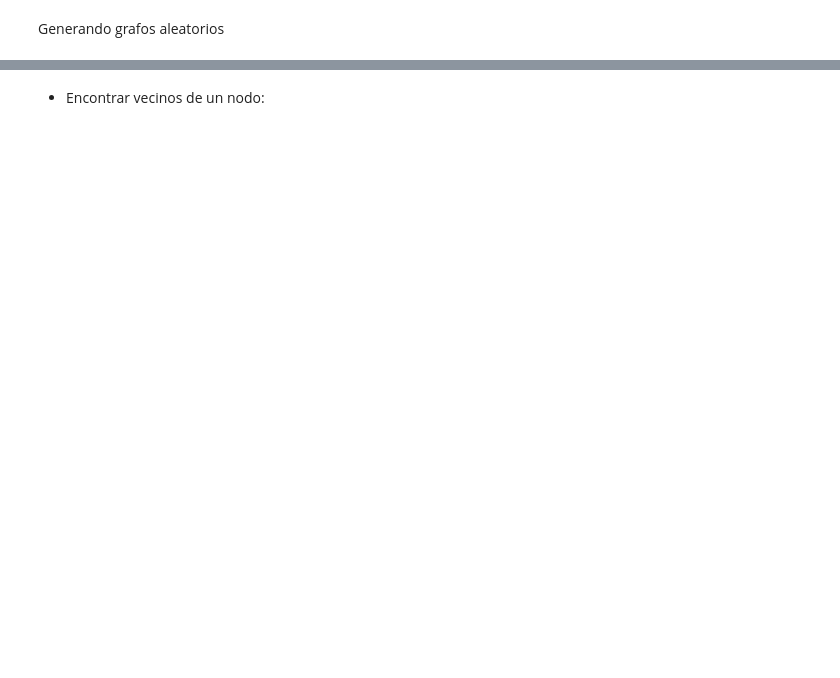
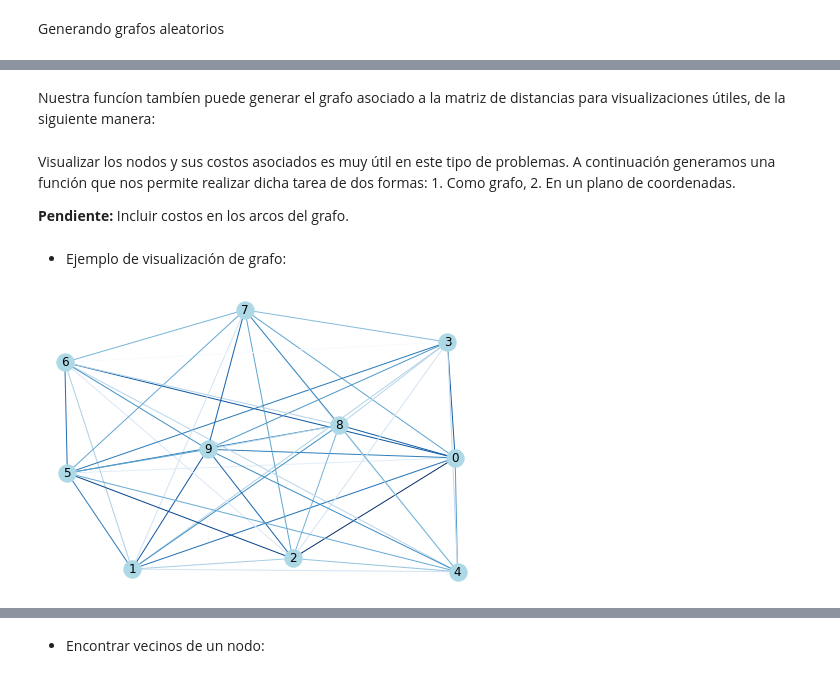
Before and after one commit to optimizacion-2-2021-1-gh-classroom/practica-1-segunda-parte-ltejadal, a Jupyter notebook: notebooks/preliminares.ipynb, the cells around one changed output, grey strips where cells are left out. Cells and saved outputs as stored; diff of their text form; code cells hidden in the pictures; blank space fills up the shorter version.

Commit message:
Adiciona NB de preliminares para script principal

```diff
--- a/notebooks/preliminares.ipynb
+++ b/notebooks/preliminares.ipynb
@@ -41,0 +89,34 @@ nx.draw(G, node_color='lightblue',
+# %% [markdown]
+Nuestra funcíon tambíen puede generar el grafo asociado a la matriz de distancias para visualizaciones útiles, de la siguiente manera:
+# %%
+G = rand_dist_matrix(10, int=True, scale_factor=10, round_factor=4, seed=1950)
+# %% [markdown]
+Visualizar los nodos y sus costos asociados es muy útil en este tipo de problemas. A continuación generamos una función que nos permite realizar dicha tarea de dos formas: 1. Como grafo, 2. En un plano de coordenadas.
+
+**Pendiente:** Incluir costos en los arcos del grafo.
+# %%
+def plot_graph(G, m_plot, seed=19511959):
+    pos = nx.fruchterman_reingold_layout(G, center=(0,0), seed=seed)
+    colors = range(20)
+    if m_plot=='coordinate':
+        plt.figure(figsize=(7, 7))
+        for k, p in pos.items():
+            plt.scatter(p[0], p[1], marker='o', s=50, edgecolor='None')
+        plt.tight_layout()
+        plt.axis('equal')
+        plt.show()
+    elif m_plot=='graph':
+        edges, weights = zip(*nx.get_edge_attributes(G,'weight').items())
+
+        nx.draw(G,
+                node_color='lightblue',
+                with_labels=True,
+                edge_color = [i[2]['weight'] for i in G.edges(data=True)],
+                edge_cmap=plt.cm.Blues,
+                pos=pos)
+# %% [markdown]
+- Ejemplo de visualización de grafo:
+# %%
+plot_graph(G, m_plot='graph')
+# %% [output]
+[figure, added]
```
Also changed, not shown: parts of 50 cells of this notebook.
